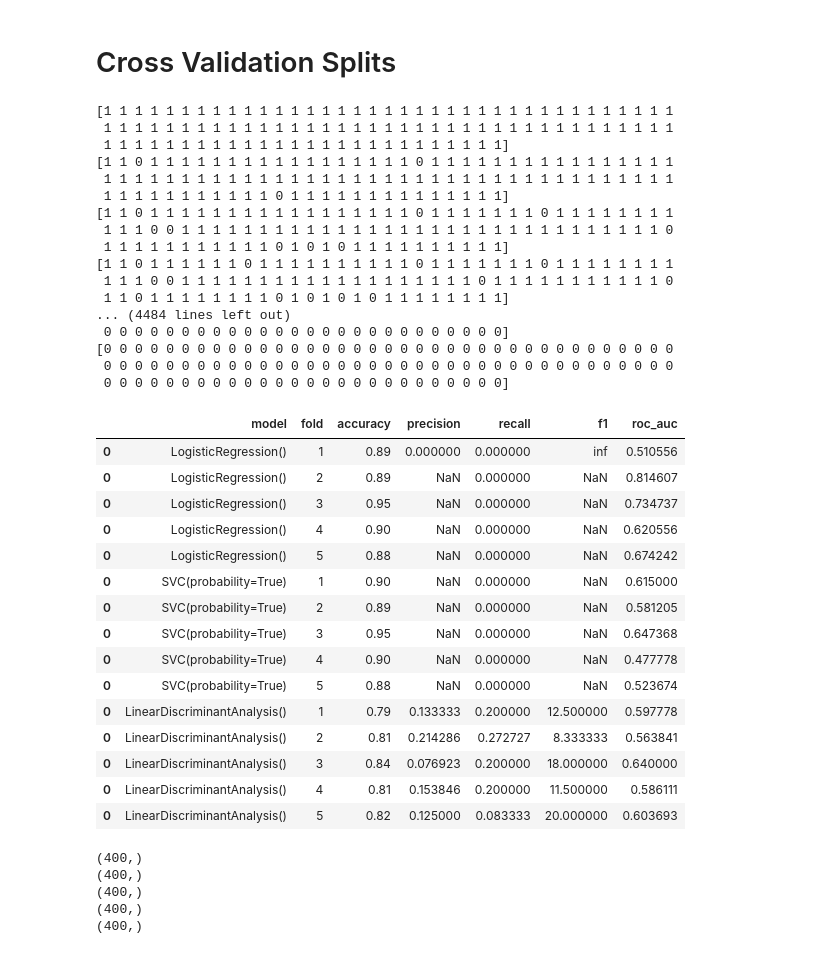
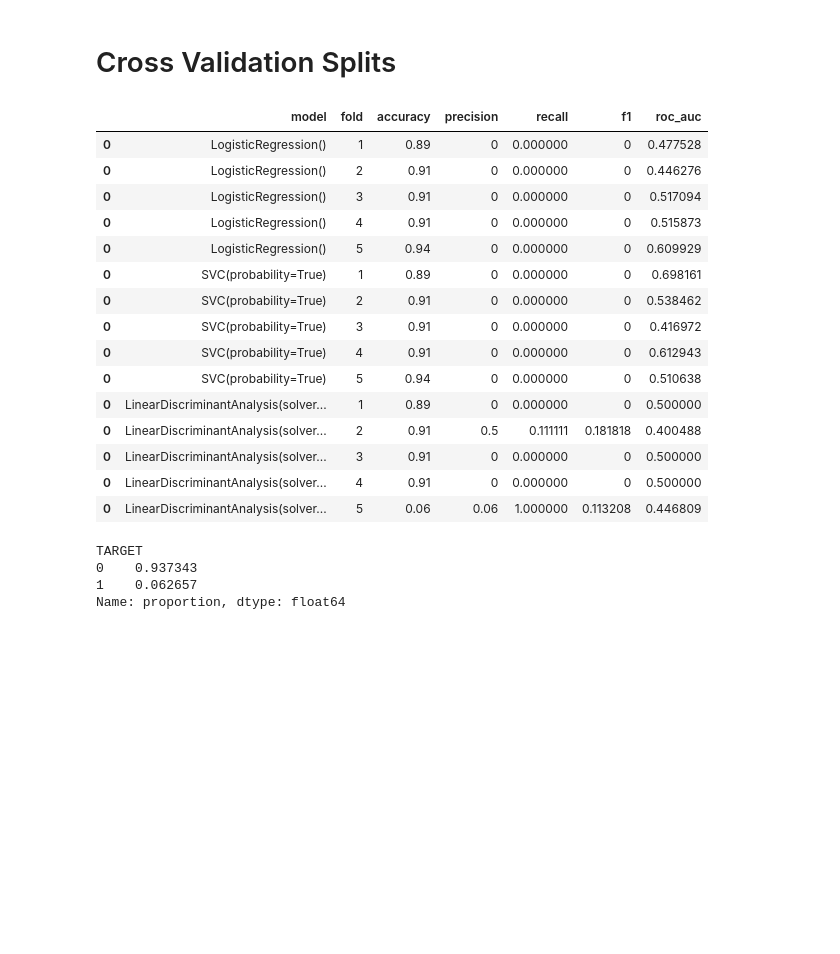
Before and after one commit to kingsuching/DATA403Project2, a Jupyter notebook: Project 2 Codebook.ipynb, the cells around one changed output. Cells and saved outputs as stored; diff of their text form; code cells hidden in the pictures; blank space fills up the shorter version.

```diff
--- a/Project 2 Codebook.ipynb
+++ b/Project 2 Codebook.ipynb
@@ -103,17 +103,17 @@ def accuracy(y_true, y_pred):
 def precision(y_true, y_pred):
     tp = np.sum((y_true == 1) & (y_pred == 1))
     fp = np.sum((y_true == 0) & (y_pred == 1))
-    return tp / (tp+fp)
+    return tp / (tp+fp) if (tp+fp) != 0 else 0
 
 def recall(y_true, y_pred):
     tp = np.sum((y_true == 1) & (y_pred == 1))
     fn = np.sum((y_true == 1) & (y_pred == 0))
-    return tp / (tp+fn)
+    return tp / (tp+fn) if (tp+fn) != 0 else 0
 
 def f1(y_true, y_pred):
     p = precision(y_true, y_pred)
     r = recall(y_true, y_pred)
-    return (1/p) + (1/r)
+    return 2 * p * r / (p+r) if p+r != 0 else 0
 
 def roc_auc(y_true, y_pred, plot=False):
     thresholds = np.linspace(0, 1, 100)
@@ -129,7 +129,7 @@ def roc_auc(y_true, y_pred, plot=False):
         fpr.append(fp / (fp + tn))
     if plot:
         plt.plot(fpr, tpr)
-    return abs(np.trapz(tpr, fpr))
+    return abs(np.trapz(fpr, tpr))
 # %%
 def dummies(data):
     dummyCols = [col for col in data.columns if data[col].nunique() < data.shape[0]] # filter out id columns automatically
@@ -179,78 +179,59 @@ def splits(data, mode="random", v=5):
         raise ValueError(f"Invalid mode: {mode}")
     return folds
 
-def cv(data, mode="random", v=5, models=[LogisticRegression(), SVC(), LinearDiscriminantAnalysis()]):
+def cv(data, mode="random", v=5, models=[LogisticRegression(), SVC(), LinearDiscriminantAnalysis(solver="lsqr")]):
     folds = splits(data, mode, v)
     things = pd.DataFrame(columns=["model", "fold", "accuracy", "precision", "recall", "f1", "roc_auc"])
     for m in models:
         i = 1
         for X_train, X_test, y_train, y_test in folds:
             try:
                 m.probability = True
             except:
                 pass
             m.fit(X_train, y_train)
             predictions = m.predict(X_test)
+            predictions = pd.Series(predictions, index=X_test.index)
             probabilities = m.predict_proba(X_test)
             probabilities = pd.Series(probabilities[:,1], index=X_test.index)
             stuff = {}
             stuff["accuracy"] = accuracy(y_test, predictions)
             stuff["precision"] = precision(y_test, predictions)
             stuff["recall"] = recall(y_test, predictions)
             stuff["f1"] = f1(y_test, predictions)
             stuff["roc_auc"] = roc_auc(y_test, probabilities)
             stuff["model"] = str(m)
             stuff["fold"] = i
             i += 1
             stuff = pd.DataFrame([stuff])
             things = pd.concat([things, stuff])
     return things
 
-cv(df.sample(n=500), mode="non-random")
+things = cv(df.sample(n=500), mode="random")
+things
 # %% [output]
-[1 1 1 1 1 1 1 1 1 1 1 1 1 1 1 1 1 1 1 1 1 1 1 1 1 1 1 1 1 1 1 1 1 1 1 1 1
- 1 1 1 1 1 1 1 1 1 1 1 1 1 1 1 1 1 1 1 1 1 1 1 1 1 1 1 1 1 1 1 1 1 1 1 1 1
- 1 1 1 1 1 1 1 1 1 1 1 1 1 1 1 1 1 1 1 1 1 1 1 1 1 1]
-[1 1 0 1 1 1 1 1 1 1 1 1 1 1 1 1 1 1 1 1 0 1 1 1 1 1 1 1 1 1 1 1 1 1 1 1 1
- 1 1 1 1 1 1 1 1 1 1 1 1 1 1 1 1 1 1 1 1 1 1 1 1 1 1 1 1 1 1 1 1 1 1 1 1 1
- 1 1 1 1 1 1 1 1 1 1 1 0 1 1 1 1 1 1 1 1 1 1 1 1 1 1]
-[1 1 0 1 1 1 1 1 1 1 1 1 1 1 1 1 1 1 1 1 0 1 1 1 1 1 1 1 0 1 1 1 1 1 1 1 1
- 1 1 1 0 0 1 1 1 1 1 1 1 1 1 1 1 1 1 1 1 1 1 1 1 1 1 1 1 1 1 1 1 1 1 1 1 0
- 1 1 1 1 1 1 1 1 1 1 1 0 1 0 1 0 1 1 1 1 1 1 1 1 1 1]
-[1 1 0 1 1 1 1 1 1 0 1 1 1 1 1 1 1 1 1 1 0 1 1 1 1 1 1 1 0 1 1 1 1 1 1 1 1
- 1 1 1 0 0 1 1 1 1 1 1 1 1 1 1 1 1 1 1 1 1 1 1 1 0 1 1 1 1 1 1 1 1 1 1 1 0
- 1 1 0 1 1 1 1 1 1 1 1 0 1 0 1 0 1 0 1 1 1 1 1 1 1 1]
-... (4484 lines left out)
- 0 0 0 0 0 0 0 0 0 0 0 0 0 0 0 0 0 0 0 0 0 0 0 0 0 0]
-[0 0 0 0 0 0 0 0 0 0 0 0 0 0 0 0 0 0 0 0 0 0 0 0 0 0 0 0 0 0 0 0 0 0 0 0 0
- 0 0 0 0 0 0 0 0 0 0 0 0 0 0 0 0 0 0 0 0 0 0 0 0 0 0 0 0 0 0 0 0 0 0 0 0 0
- 0 0 0 0 0 0 0 0 0 0 0 0 0 0 0 0 0 0 0 0 0 0 0 0 0 0]
 |  | model | fold | accuracy | precision | recall | f1 | roc_auc |
-| 0 | LogisticRegression() | 1 | 0.89 | 0.000000 | 0.000000 | inf | 0.510556 |
-| 0 | LogisticRegression() | 2 | 0.89 | NaN | 0.000000 | NaN | 0.814607 |
-| 0 | LogisticRegression() | 3 | 0.95 | NaN | 0.000000 | NaN | 0.734737 |
-| 0 | LogisticRegression() | 4 | 0.90 | NaN | 0.000000 | NaN | 0.620556 |
-| 0 | LogisticRegression() | 5 | 0.88 | NaN | 0.000000 | NaN | 0.674242 |
-| 0 | SVC(probability=True) | 1 | 0.90 | NaN | 0.000000 | NaN | 0.615000 |
-| 0 | SVC(probability=True) | 2 | 0.89 | NaN | 0.000000 | NaN | 0.581205 |
-| 0 | SVC(probability=True) | 3 | 0.95 | NaN | 0.000000 | NaN | 0.647368 |
-| 0 | SVC(probability=True) | 4 | 0.90 | NaN | 0.000000 | NaN | 0.477778 |
-| 0 | SVC(probability=True) | 5 | 0.88 | NaN | 0.000000 | NaN | 0.523674 |
-| 0 | LinearDiscriminantAnalysis() | 1 | 0.79 | 0.133333 | 0.200000 | 12.500000 | 0.597778 |
-| 0 | LinearDiscriminantAnalysis() | 2 | 0.81 | 0.214286 | 0.272727 | 8.333333 | 0.563841 |
-| 0 | LinearDiscriminantAnalysis() | 3 | 0.84 | 0.076923 | 0.200000 | 18.000000 | 0.640000 |
-| 0 | LinearDiscriminantAnalysis() | 4 | 0.81 | 0.153846 | 0.200000 | 11.500000 | 0.586111 |
-| 0 | LinearDiscriminantAnalysis() | 5 | 0.82 | 0.125000 | 0.083333 | 20.000000 | 0.603693 |
+| 0 | LogisticRegression() | 1 | 0.89 | 0 | 0.000000 | 0 | 0.477528 |
+| 0 | LogisticRegression() | 2 | 0.91 | 0 | 0.000000 | 0 | 0.446276 |
+| 0 | LogisticRegression() | 3 | 0.91 | 0 | 0.000000 | 0 | 0.517094 |
+| 0 | LogisticRegression() | 4 | 0.91 | 0 | 0.000000 | 0 | 0.515873 |
+| 0 | LogisticRegression() | 5 | 0.94 | 0 | 0.000000 | 0 | 0.609929 |
+| 0 | SVC(probability=True) | 1 | 0.89 | 0 | 0.000000 | 0 | 0.698161 |
+| 0 | SVC(probability=True) | 2 | 0.91 | 0 | 0.000000 | 0 | 0.538462 |
+| 0 | SVC(probability=True) | 3 | 0.91 | 0 | 0.000000 | 0 | 0.416972 |
+| 0 | SVC(probability=True) | 4 | 0.91 | 0 | 0.000000 | 0 | 0.612943 |
+| 0 | SVC(probability=True) | 5 | 0.94 | 0 | 0.000000 | 0 | 0.510638 |
+| 0 | LinearDiscriminantAnalysis(solver... | 1 | 0.89 | 0 | 0.000000 | 0 | 0.500000 |
+| 0 | LinearDiscriminantAnalysis(solver... | 2 | 0.91 | 0.5 | 0.111111 | 0.181818 | 0.400488 |
+| 0 | LinearDiscriminantAnalysis(solver... | 3 | 0.91 | 0 | 0.000000 | 0 | 0.500000 |
+| 0 | LinearDiscriminantAnalysis(solver... | 4 | 0.91 | 0 | 0.000000 | 0 | 0.500000 |
+| 0 | LinearDiscriminantAnalysis(solver... | 5 | 0.06 | 0.06 | 1.000000 | 0.113208 | 0.446809 |
 # %%
-sample = df.sample(n=500)
-stuff = splits(sample, mode="non-random")
+stuff = splits(df.sample(n=500), mode="stratified", v=10)
 X_train, X_test, y_train, y_test = stuff[0]
+y_train.value_counts(normalize=True)
+# %% [output]
+TARGET
+0    0.937343
+1    0.062657
+Name: proportion, dtype: float64
-# %%
-for X_train, X_test, y_train, y_test in stuff:
-    print(y_train.shape)
-# %% [output]
-(400,)
-(400,)
-(400,)
-(400,)
-(400,)
```
Also changed, not shown: parts of 1 cell of this notebook, 1 other file.
